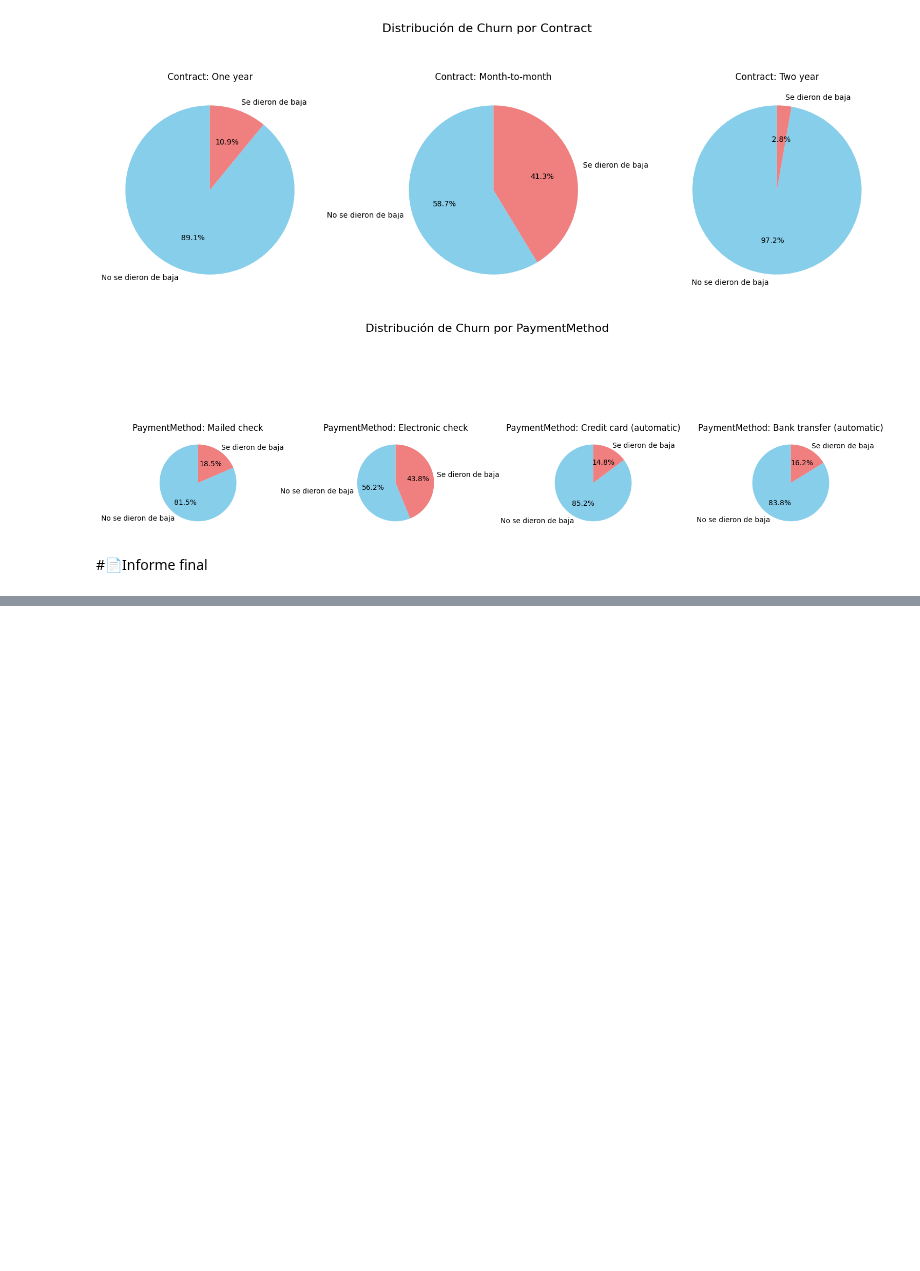
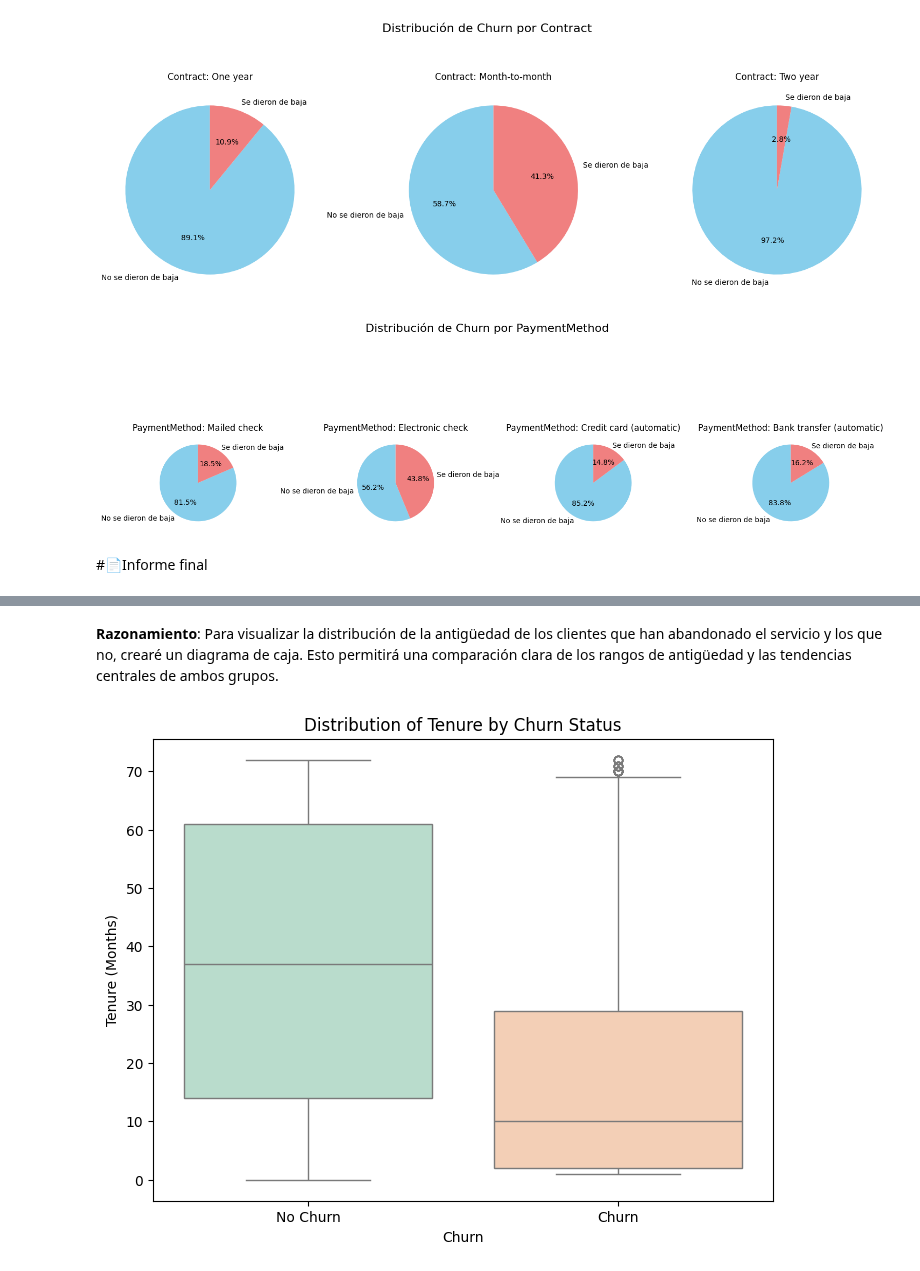
Before and after one commit to Kross363/Python-Data-Science, a Jupyter notebook: TelecomX_LATAM.ipynb, the cells around one changed output, grey strips where cells are left out. Cells and saved outputs as stored; diff of their text form; code cells hidden in the pictures; blank space fills up the shorter version.

```diff
--- a/TelecomX_LATAM.ipynb
+++ b/TelecomX_LATAM.ipynb
@@ -282,0 +344,16 @@ for col in categorical_cols:
+# %% [markdown]
+**Razonamiento**:
+Para visualizar la distribución de la antigüedad de los clientes que han abandonado el servicio y los que no, crearé un diagrama de caja. Esto permitirá una comparación clara de los rangos de antigüedad y las tendencias centrales de ambos grupos.
+# %%
+import seaborn as sns
+import matplotlib.pyplot as plt
+
+plt.figure(figsize=(8, 6))
+sns.boxplot(x='Churn', y='tenure', data=datos, hue='Churn', palette='Pastel2', legend=False)
+plt.title('Distribution of Tenure by Churn Status')
+plt.xlabel('Churn')
+plt.ylabel('Tenure (Months)')
+plt.xticks([0, 1], ['No Churn', 'Churn'])
+plt.show()
+# %% [output]
+[figure, added]
```
Also changed, not shown: parts of 15 cells of this notebook.
